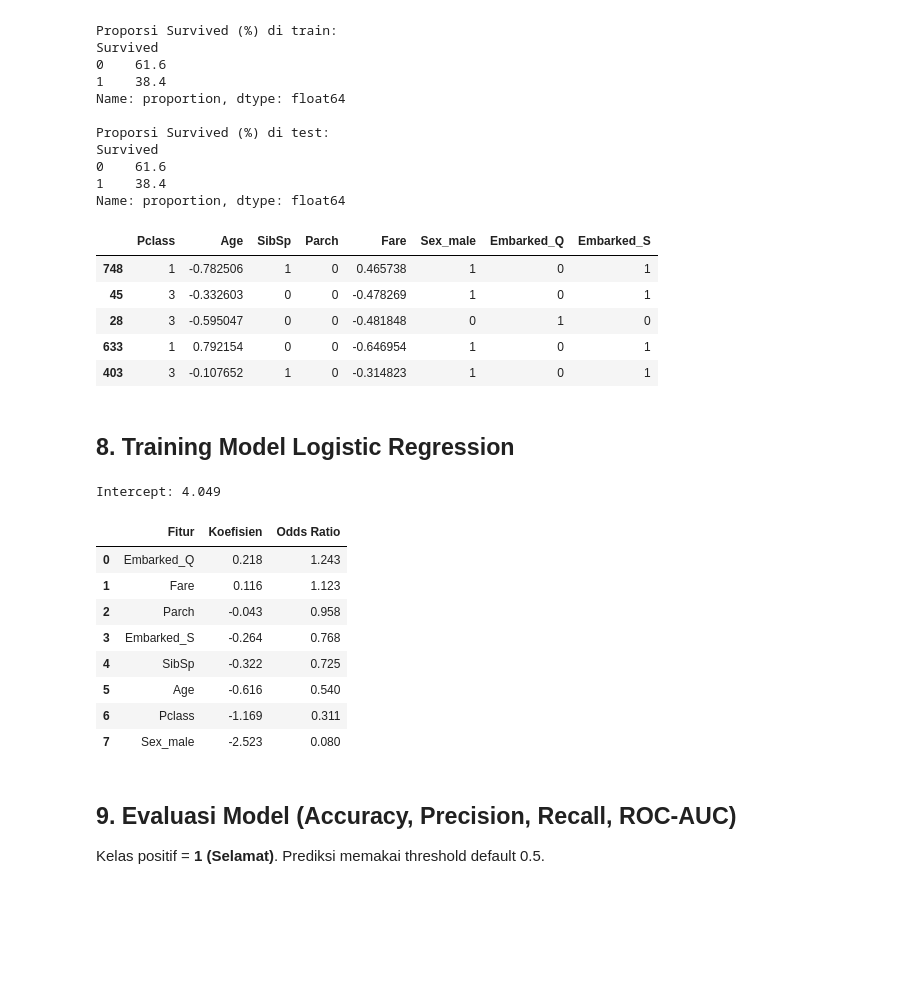
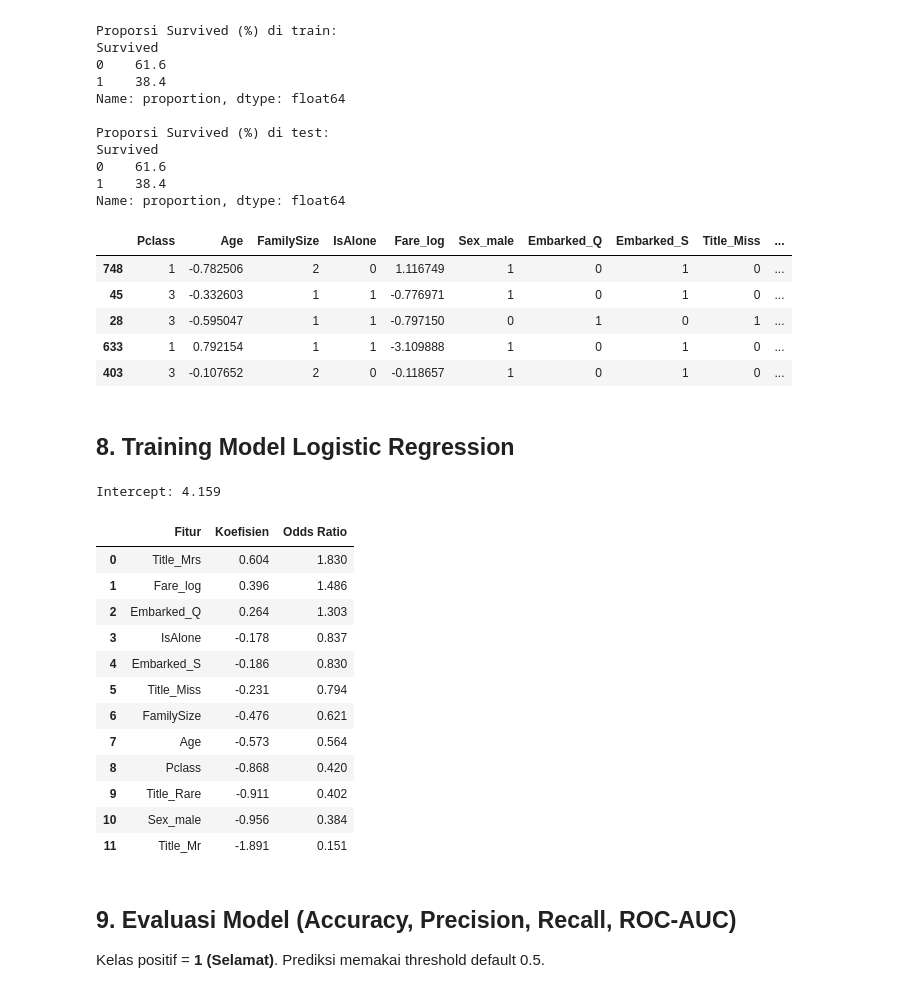
Before and after one commit to Bryanedwaardd/TitanicASG, a Jupyter notebook: 2902726031_Bryan Edward Widjaja_Titanic.ipynb, the cells around one changed output. Drawn from its saved outputs; the diff is of its cells as text; code cells hidden in the pictures; blank space fills up the shorter version.

```diff
--- a/2902726031_Bryan Edward Widjaja_Titanic.ipynb
+++ b/2902726031_Bryan Edward Widjaja_Titanic.ipynb
@@ -243,0 +267,24 @@ Skewness Fare: 4.79
+# %%
+# 1. FamilySize & IsAlone
+df['FamilySize'] = df['SibSp'] + df['Parch'] + 1
+df['IsAlone'] = (df['FamilySize'] == 1).astype(int)
+
+# 2. Title dari Name
+df['Title'] = df['Name'].str.extract(r',\s*([^\.]+)\.', expand=False).str.strip()
+df['Title'] = df['Title'].replace({'Mlle': 'Miss', 'Ms': 'Miss', 'Mme': 'Mrs'})
+main_titles = ['Mr', 'Miss', 'Mrs', 'Master']
+df['Title'] = df['Title'].where(df['Title'].isin(main_titles), 'Rare')
+
+# 3. Fare_log
+df['Fare_log'] = np.log1p(df['Fare'])
+
+# Cek hasil
+display(df[['Name', 'Title', 'SibSp', 'Parch', 'FamilySize', 'IsAlone', 'Fare', 'Fare_log']].head(8))
+
+print("\n--- Survival Rate (%) berdasarkan Title ---")
+print((df.groupby('Title')['Survived'].mean() * 100).round(1))
+print("\n--- Survival Rate (%) berdasarkan IsAlone ---")
+print((df.groupby('IsAlone')['Survived'].mean() * 100).round(1))
+print("\n--- Survival Rate (%) berdasarkan FamilySize ---")
+print((df.groupby('FamilySize')['Survived'].mean() * 100).round(1))
+print(f"\nSkewness Fare: {df['Fare'].skew():.2f} -> Fare_log: {df['Fare_log'].skew():.2f}")
@@ -284,6 +369,6 @@ dtype: int64
 - **Pclass:** Bersifat **ordinal** (1 > 2 > 3) dan sudah numerik berurutan, sehingga tidak perlu di-encode lagi.
 # %%
-df_encoded = pd.get_dummies(df_clean, columns=['Sex', 'Embarked'], drop_first=True, dtype=int)
+df_encoded = pd.get_dummies(df_clean, columns=['Sex', 'Embarked', 'Title'], drop_first=True, dtype=int)
 
 print("--- Data Setelah Categorical Encoding ---")
 display(df_encoded.head())
@@ -373,7 +458,9 @@ from sklearn.metrics import (accuracy_score, precision_score, recall_score, f1_s
                              roc_auc_score, roc_curve, confusion_matrix,
                              ConfusionMatrixDisplay, classification_report)
 
-features = ['Pclass', 'Age', 'SibSp', 'Parch', 'Fare', 'Sex_male', 'Embarked_Q', 'Embarked_S']
+features = ['Pclass', 'Age', 'FamilySize', 'IsAlone', 'Fare_log',
+            'Sex_male', 'Embarked_Q', 'Embarked_S',
+            'Title_Miss', 'Title_Mr', 'Title_Mrs', 'Title_Rare']
 X = df_encoded[features]
 y = df_encoded['Survived']
 
@@ -405,22 +492,22 @@ Survived
 Name: proportion, dtype: float64
 # %%
 # Scaling: fit hanya pada data train, transform ke train dan test
-num_cols = ['Age', 'Fare']
+num_cols = ['Age', 'Fare_log']
 model_scaler = StandardScaler()
 
 X_train_scaled = X_train.copy()
 X_test_scaled = X_test.copy()
 X_train_scaled[num_cols] = model_scaler.fit_transform(X_train[num_cols])
 X_test_scaled[num_cols] = model_scaler.transform(X_test[num_cols])
 
 display(X_train_scaled.head())
 # %% [output]
-|  | Pclass | Age | SibSp | Parch | Fare | Sex_male | Embarked_Q | Embarked_S |
-| 748 | 1 | -0.782506 | 1 | 0 | 0.465738 | 1 | 0 | 1 |
-| 45 | 3 | -0.332603 | 0 | 0 | -0.478269 | 1 | 0 | 1 |
-| 28 | 3 | -0.595047 | 0 | 0 | -0.481848 | 0 | 1 | 0 |
-| 633 | 1 | 0.792154 | 0 | 0 | -0.646954 | 1 | 0 | 1 |
-| 403 | 3 | -0.107652 | 1 | 0 | -0.314823 | 1 | 0 | 1 |
+|  | Pclass | Age | FamilySize | IsAlone | Fare_log | Sex_male | Embarked_Q | Embarked_S | Title_Miss | ... |
+| 748 | 1 | -0.782506 | 2 | 0 | 1.116749 | 1 | 0 | 1 | 0 | ... |
+| 45 | 3 | -0.332603 | 1 | 1 | -0.776971 | 1 | 0 | 1 | 0 | ... |
+| 28 | 3 | -0.595047 | 1 | 1 | -0.797150 | 0 | 1 | 0 | 1 | ... |
+| 633 | 1 | 0.792154 | 1 | 1 | -3.109888 | 1 | 0 | 1 | 0 | ... |
+| 403 | 3 | -0.107652 | 2 | 0 | -0.118657 | 1 | 0 | 1 | 0 | ... |
 # %% [markdown]
 ## 8. Training Model Logistic Regression
 # %%
@@ -437,16 +524,20 @@ coef_df = pd.DataFrame({
 print(f"Intercept: {log_reg.intercept_[0]:.3f}\n")
 display(coef_df.round(3))
 # %% [output]
-Intercept: 4.049
+Intercept: 4.159
 |  | Fitur | Koefisien | Odds Ratio |
-| 0 | Embarked_Q | 0.218 | 1.243 |
-| 1 | Fare | 0.116 | 1.123 |
-| 2 | Parch | -0.043 | 0.958 |
-| 3 | Embarked_S | -0.264 | 0.768 |
-| 4 | SibSp | -0.322 | 0.725 |
-| 5 | Age | -0.616 | 0.540 |
-| 6 | Pclass | -1.169 | 0.311 |
-| 7 | Sex_male | -2.523 | 0.080 |
+| 0 | Title_Mrs | 0.604 | 1.830 |
+| 1 | Fare_log | 0.396 | 1.486 |
+| 2 | Embarked_Q | 0.264 | 1.303 |
+| 3 | IsAlone | -0.178 | 0.837 |
+| 4 | Embarked_S | -0.186 | 0.830 |
+| 5 | Title_Miss | -0.231 | 0.794 |
+| 6 | FamilySize | -0.476 | 0.621 |
+| 7 | Age | -0.573 | 0.564 |
+| 8 | Pclass | -0.868 | 0.420 |
+| 9 | Title_Rare | -0.911 | 0.402 |
+| 10 | Sex_male | -0.956 | 0.384 |
+| 11 | Title_Mr | -1.891 | 0.151 |
 # %% [markdown]
 ## 9. Evaluasi Model (Accuracy, Precision, Recall, ROC-AUC)
 Kelas positif = **1 (Selamat)**. Prediksi memakai threshold default 0.5.
```
Also changed, not shown: parts of 15 cells of this notebook.
